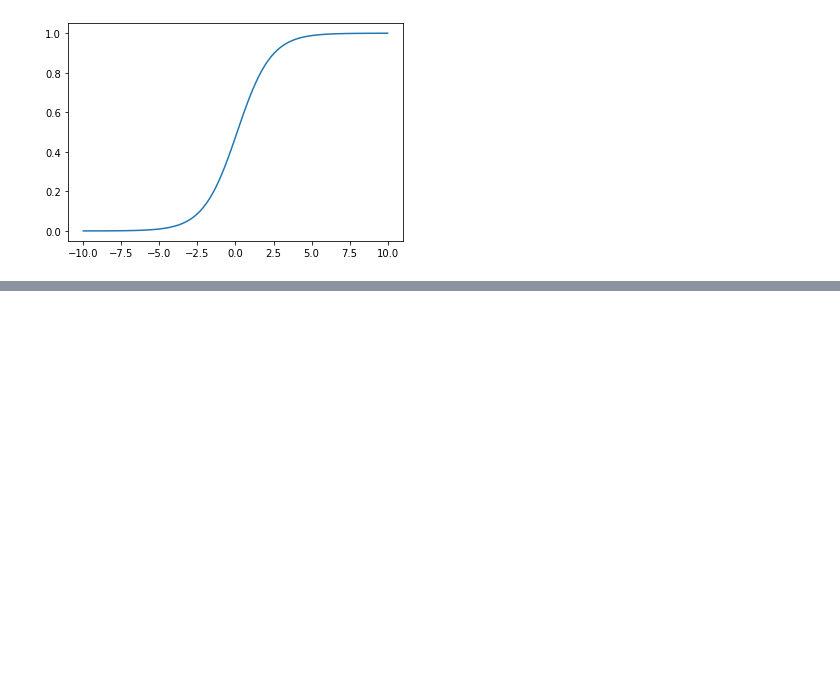
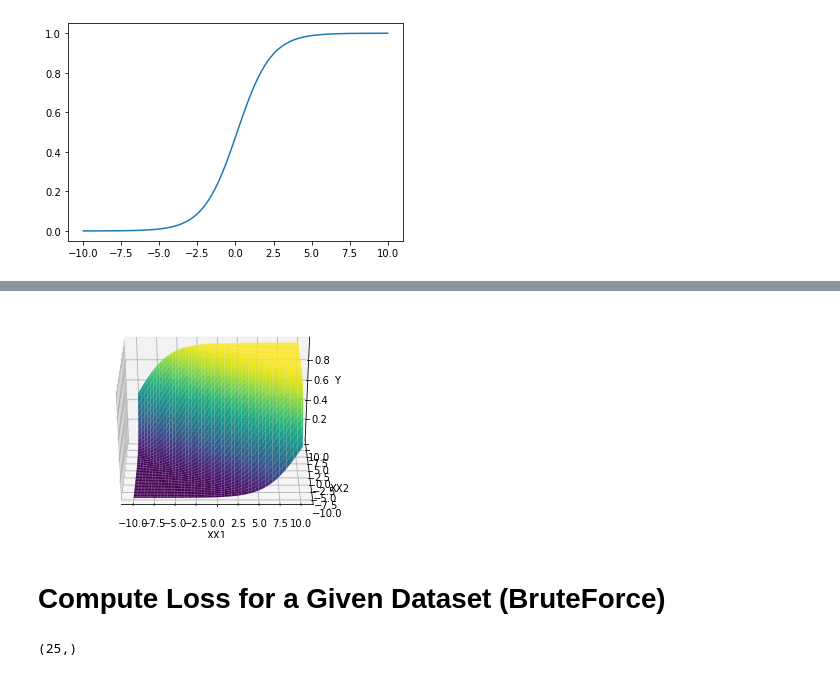
Before and after one commit to Humaidabdullah/Deep-Learning-PadhAI, a Jupyter notebook: Sigmoid Neuron/Untitled.ipynb, the cells around one changed output, grey strips where cells are left out. Saved outputs shown, nothing was run; the diff lists cells and outputs as text; code cells hidden in the pictures; blank space fills up the shorter version.

```diff
--- a/Sigmoid Neuron/Untitled.ipynb
+++ b/Sigmoid Neuron/Untitled.ipynb
@@ -46,0 +83,7 @@ plt.show()
+# %%
+ax.view_init(30,270) #(height you want to view, rotatiom)
+fig
+# %% [output]
+[figure, added]
+# %% [markdown]
+# Compute Loss for a Given Dataset (BruteForce)
@@ -46,0 +95,4 @@ plt.show()
+# %%
+p
+# %% [output]
+(25,)
```
Also changed, not shown: parts of 24 cells of this notebook.
